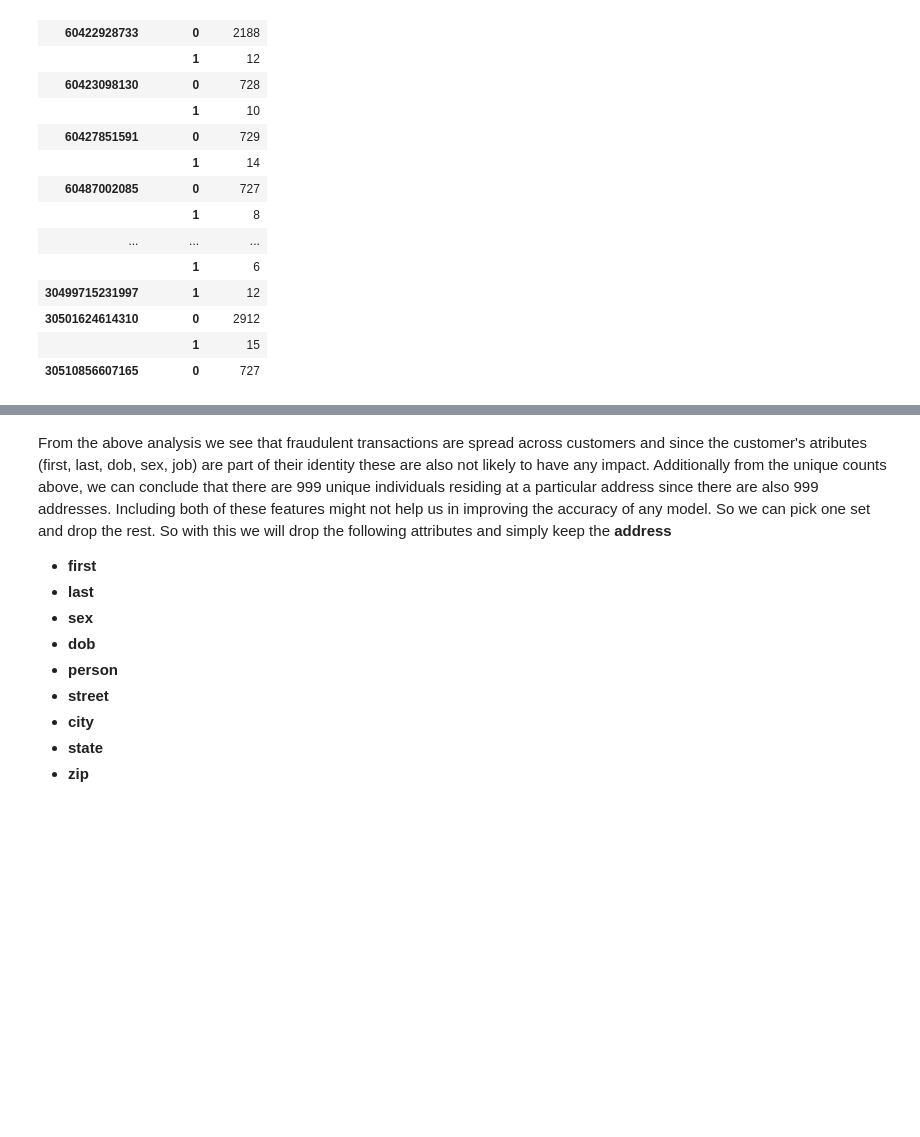
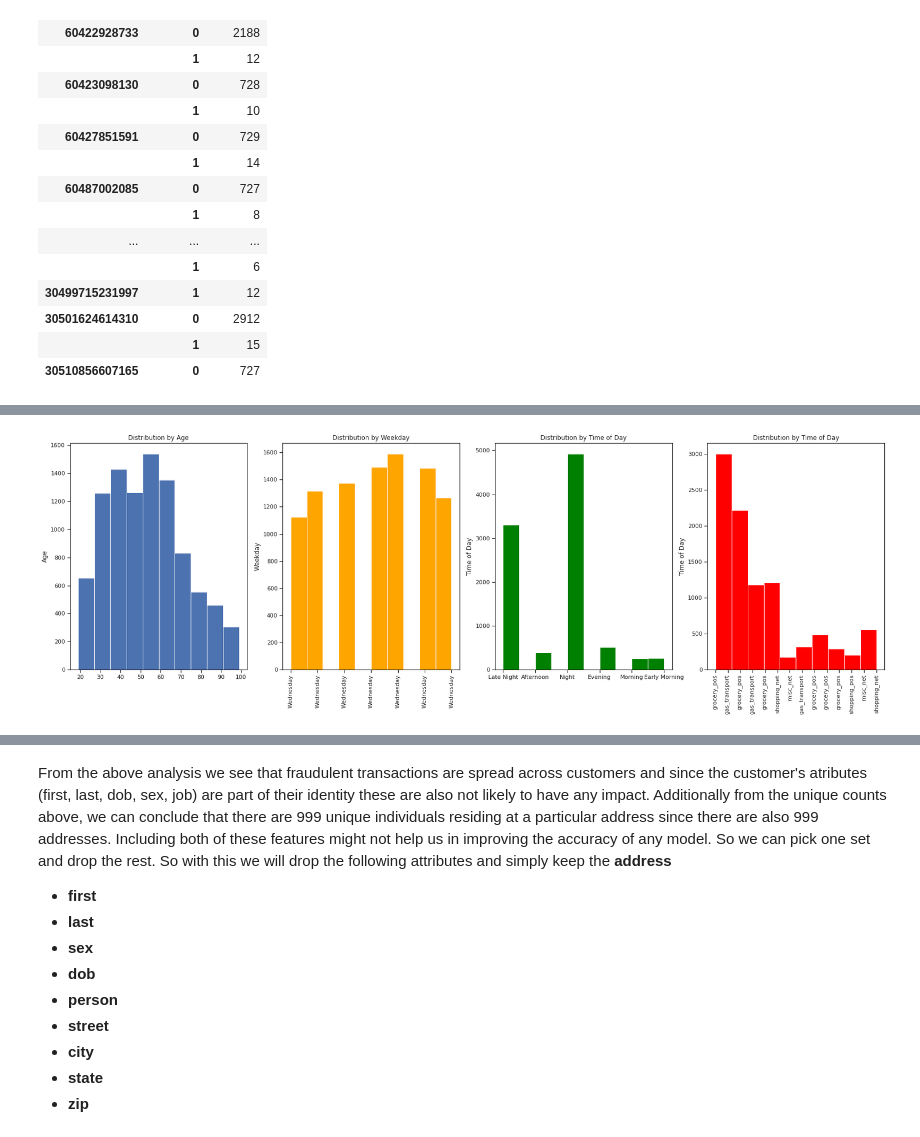
Before and after one commit to shaileshhemdev/hemdev-705.603Spring24, a Jupyter notebook: dataAnalytics/PreliminaryDataPipeline.ipynb, the cells around one changed output, grey strips where cells are left out. Drawn from its saved outputs; the diff is of its cells as text; code cells hidden in the pictures; blank space fills up the shorter version.

```diff
--- a/dataAnalytics/PreliminaryDataPipeline.ipynb
+++ b/dataAnalytics/PreliminaryDataPipeline.ipynb
@@ -271,0 +337,29 @@ display(HTML(cc_num_counts.to_frame().to_html()))
+# %%
+import matplotlib.pyplot as plt
+
+# Get the dataframe with fraudulent transactions
+fraud_df = df[df['is_fraud'] == 1]
+
+fig, (ax1, ax2, ax3, ax4) = plt.subplots(1, 4, figsize=(28, 8))
+
+ax1.hist(fraud_df['age'])
+ax1.set_title('Distribution by Age')
+ax1.set_ylabel('Age')
+
+ax2.hist(fraud_df['txn_weekday'],color = "orange")
+ax2.set_title('Distribution by Weekday')
+ax2.set_ylabel('Weekday')
+ax2.set_xticklabels(fraud_df['txn_weekday'], rotation=90)
+
+ax3.hist(fraud_df['part_of_day'],color = "green")
+ax3.set_title('Distribution by Time of Day')
+ax3.set_ylabel('Time of Day')
+
+ax4.hist(fraud_df['category'],color = "red")
+ax4.set_title('Distribution by Time of Day')
+ax4.set_ylabel('Time of Day')
+ax4.set_xticklabels(fraud_df['category'], rotation=90)
+
+plt.show()
+# %% [output]
+[figure, added]
```
Also changed, not shown: parts of 29 cells of this notebook, 25 other files.
